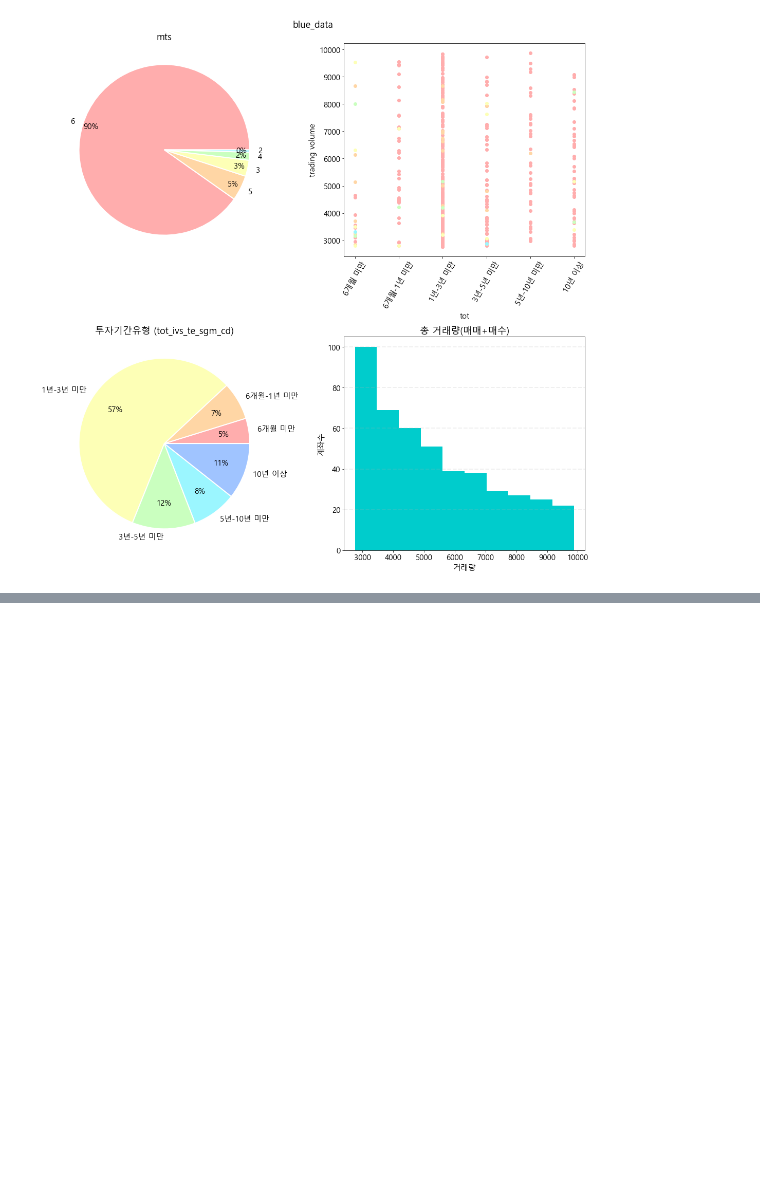
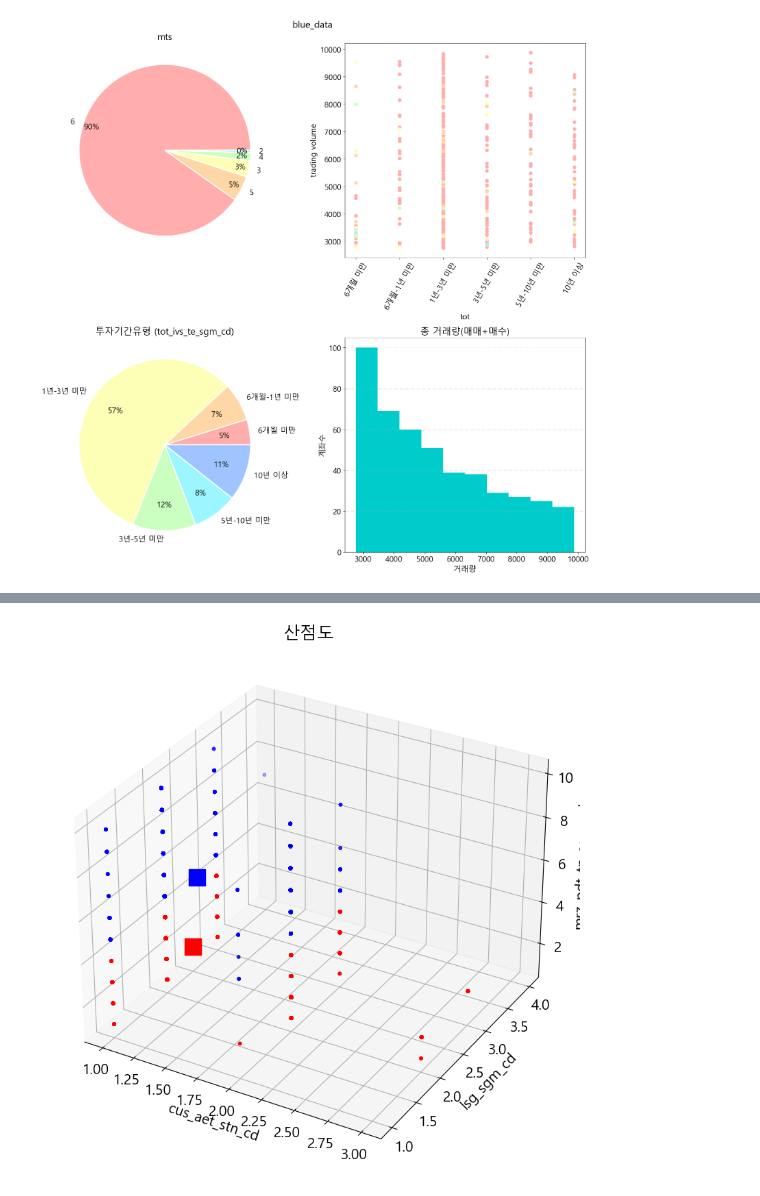
Before and after one commit to Dirtfy/NH_Project, a Jupyter notebook: test.ipynb, the cells around one changed output, grey strips where cells are left out. Cells and saved outputs as stored; diff of their text form; code cells hidden in the pictures; blank space fills up the shorter version.

```diff
--- a/test.ipynb
+++ b/test.ipynb
@@ -461,3 +544,28 @@ cus_ifo_1
+# %%
+X_org = sc.inverse_transform(data)
+k=4
+
+centers_org = sc.inverse_transform(kmeans.cluster_centers_)
+centers_org
+
+fig = plt.figure(figsize=(10,10))
+ax = fig.add_subplot(111, projection='3d')
+
+color=['r','b', 'g', 'm']
+
+for cluster in range(K):
+    ax.scatter(X_org[y_kmeans == cluster, 0], X_org[y_kmeans == cluster, 1], X_org[y_kmeans == cluster, 2], s=10,color=color[cluster]) # 각 데이터
+    ax.scatter(centers_org[cluster, 0], centers_org[cluster, 1],centers_org[cluster, 2] ,s=300, color=color[cluster], marker='s') # 중심점 네모
+
+
+
+plt.title('산점도')
+ax.set_xlabel('cus_aet_stn_cd')
+ax.set_ylabel('lsg_sgm_cd')
+ax.set_zlabel('mrz_pdt_tp_sgm_cd')
+plt.show()
+# %% [output]
+[figure, added]
 # %%
 filt_red=cus_ifo_1['act_no'].isin(df_red.iloc[:,0])
 cus_ifo_red=cus_ifo_1[filt_red]
```
Also changed, not shown: parts of 19 cells of this notebook.
